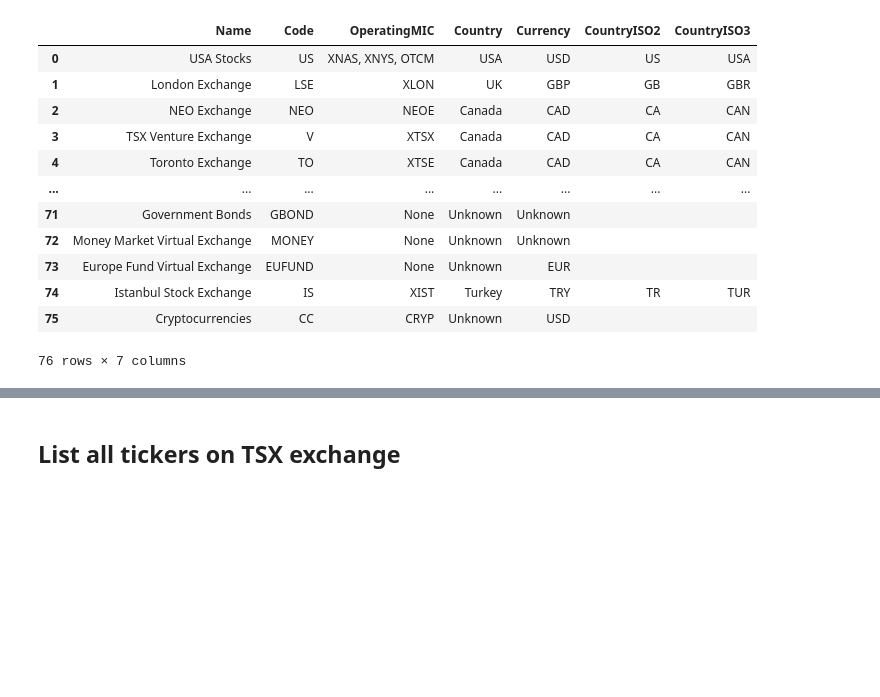
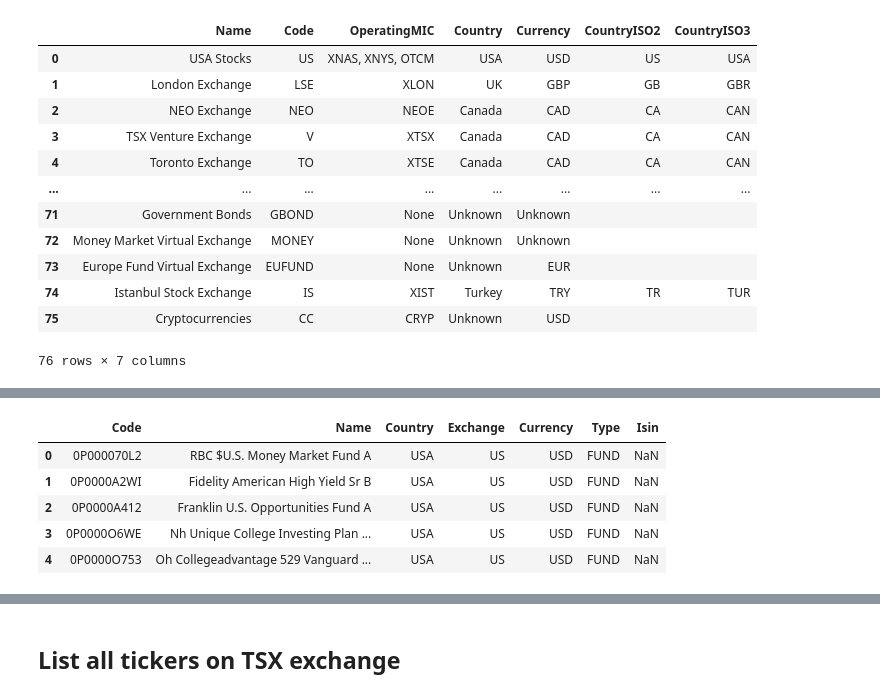
Before and after one commit to chain-08/lens, a Jupyter notebook: notebooks/pipelines/eod_endpoints.ipynb, the cells around one changed output, grey strips where cells are left out. Cells and saved outputs as stored; diff of their text form; code cells hidden in the pictures; blank space fills up the shorter version.

```diff
--- a/notebooks/pipelines/eod_endpoints.ipynb
+++ b/notebooks/pipelines/eod_endpoints.ipynb
@@ -73,0 +115,9 @@ df_exchanges[df_exchanges['Country'].isin(countries)]
+# %%
+df_tm.head()
+# %% [output]
+|  | Code | Name | Country | Exchange | Currency | Type | Isin |
+| 0 | 0P000070L2 | RBC $U.S. Money Market Fund A | USA | US | USD | FUND | NaN |
+| 1 | 0P0000A2WI | Fidelity American High Yield Sr B | USA | US | USD | FUND | NaN |
+| 2 | 0P0000A412 | Franklin U.S. Opportunities Fund A | USA | US | USD | FUND | NaN |
+| 3 | 0P0000O6WE | Nh Unique College Investing Plan ... | USA | US | USD | FUND | NaN |
+| 4 | 0P0000O753 | Oh Collegeadvantage 529 Vanguard ... | USA | US | USD | FUND | NaN |
```
Also changed, not shown: parts of 28 cells of this notebook, 2 other files.
